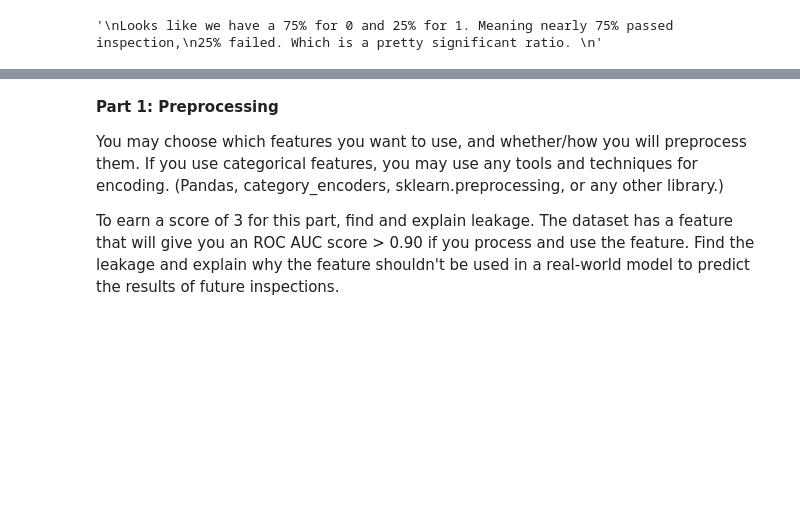
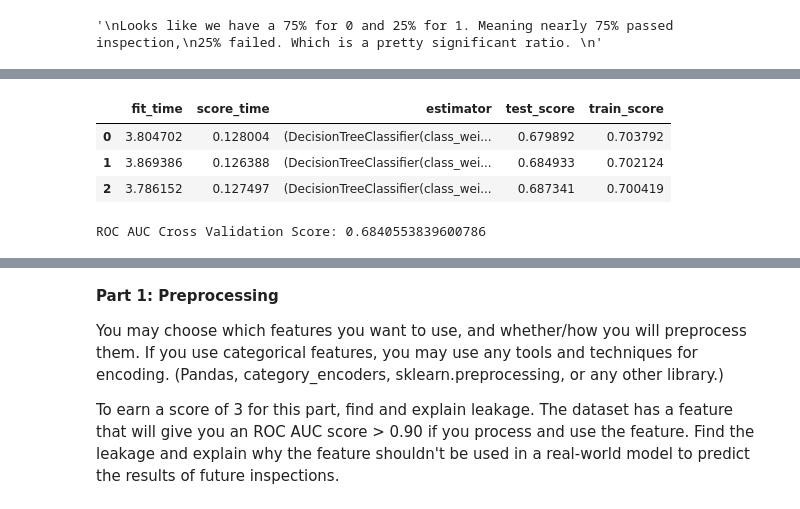
Before and after one commit to TheJoys2019/DS-Unit-2-Sprint-4-Practicing-Understanding, a Jupyter notebook: Artin_Sinani_DS_Unit_2_Sprint_Challenge_4_Practicing_Understanding.ipynb, the cells around one changed output, grey strips where cells are left out. Saved outputs shown, nothing was run; the diff lists cells and outputs as text; code cells hidden in the pictures; blank space fills up the shorter version.

```diff
--- a/Artin_Sinani_DS_Unit_2_Sprint_Challenge_4_Practicing_Understanding.ipynb
+++ b/Artin_Sinani_DS_Unit_2_Sprint_Challenge_4_Practicing_Understanding.ipynb
@@ -121,3 +121,13 @@ Looks like we have a 75% for 0 and 25% for 1. Meaning nearly 75% passed inspecti
 """
 # %% [output]
 '\nLooks like we have a 75% for 0 and 25% for 1. Meaning nearly 75% passed inspection,\n25% failed. Which is a pretty significant ratio. \n'
+# %%
+train = train.drop(columns=["State", "Violations"])
+test = test.drop(columns=["State", "Violations"])
+
+
+y_train = train["Fail"] == 1
+X_train = train.drop(columns=["Fail"])
+
+y_test = test["Fail"] == 1
+X_test = test.drop(columns=["Fail"])
@@ -123,0 +150,33 @@ Looks like we have a 75% for 0 and 25% for 1. Meaning nearly 75% passed inspecti
+# %%
+import category_encoders as ce
+from sklearn.preprocessing import StandardScaler
+from sklearn.pipeline import make_pipeline
+from sklearn.impute import SimpleImputer
+from sklearn.model_selection import cross_validate
+from sklearn.ensemble import RandomForestClassifier
+# Make Pipeline for Preprocessing
+preprocessor = make_pipeline(ce.OrdinalEncoder(),
+                             StandardScaler(),
+                             SimpleImputer())
+X_train = preprocessor.fit_transform(X_train)
+
+X_train = pd.DataFrame(X_train)
+# %%
+scores = cross_validate(RandomForestClassifier(max_depth=5, n_estimators=100),
+                        X_train,
+                        y_train,
+                        scoring="roc_auc",
+                        cv=3,
+                        return_train_score=True,
+                        return_estimator=True)
+pd.DataFrame(scores)
+# %% [output]
+|  | fit_time | score_time | estimator | test_score | train_score |
+| 0 | 3.804702 | 0.128004 | (DecisionTreeClassifier(class_wei... | 0.679892 | 0.703792 |
+| 1 | 3.869386 | 0.126388 | (DecisionTreeClassifier(class_wei... | 0.684933 | 0.702124 |
+| 2 | 3.786152 | 0.127497 | (DecisionTreeClassifier(class_wei... | 0.687341 | 0.700419 |
+# %%
+# Print ROC AUC Cross-Valid Scores for Test
+print("ROC AUC Cross Validation Score:", scores["test_score"].mean())
+# %% [output]
+ROC AUC Cross Validation Score: 0.6840553839600786
```
Also changed, not shown: parts of 19 cells of this notebook.
